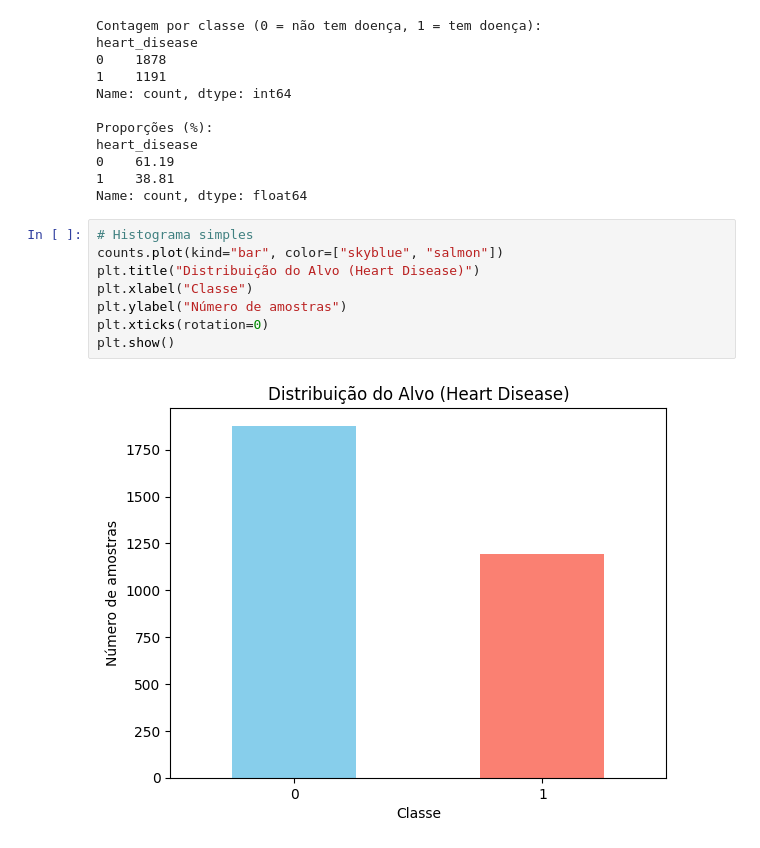
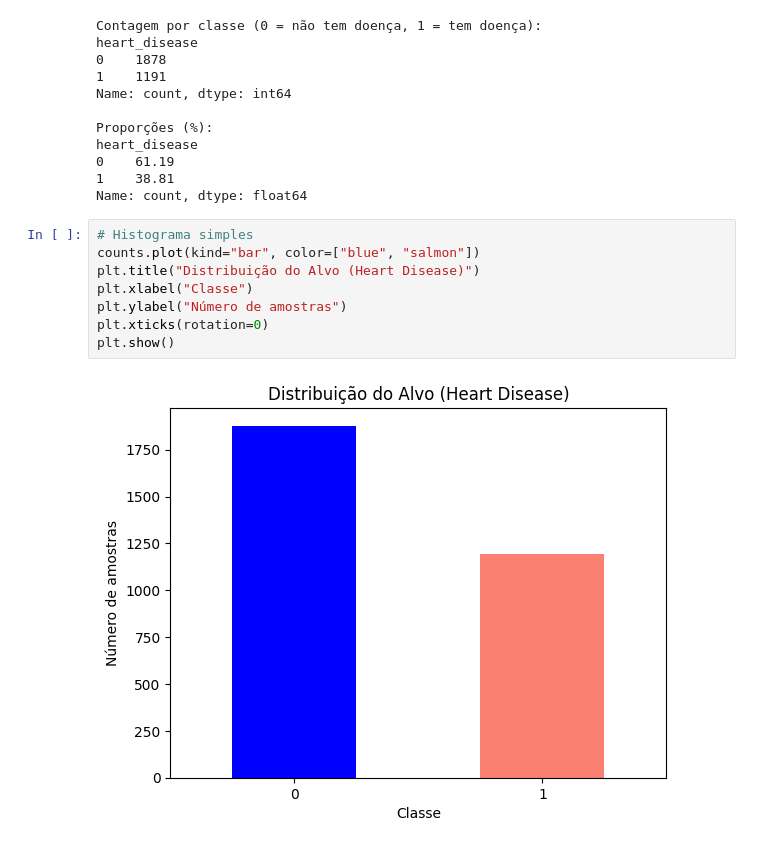
Before and after one commit to JL200/heart-disease-analysis-2025, a Jupyter notebook: 01-EDA_Baseline.ipynb, the cells around one changed output. Drawn from its saved outputs; the diff is of its cells as text.

```diff
--- a/01-EDA_Baseline.ipynb
+++ b/01-EDA_Baseline.ipynb
@@ -123,11 +130,11 @@ heart_disease
 Name: count, dtype: float64
 # %%
 # Histograma simples
-counts.plot(kind="bar", color=["skyblue", "salmon"])
+counts.plot(kind="bar", color=["blue", "salmon"])
 plt.title("Distribuição do Alvo (Heart Disease)")
 plt.xlabel("Classe")
 plt.ylabel("Número de amostras")
 plt.xticks(rotation=0)
 plt.show()
 # %% [output]
-[figure, old version]
+[figure, new version]
```
Also changed, not shown: parts of 11 cells of this notebook.
